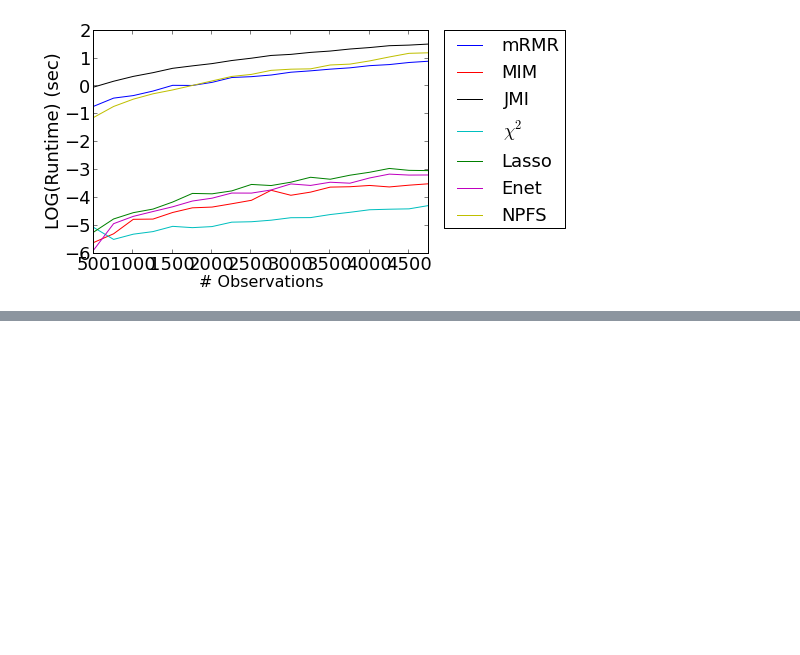
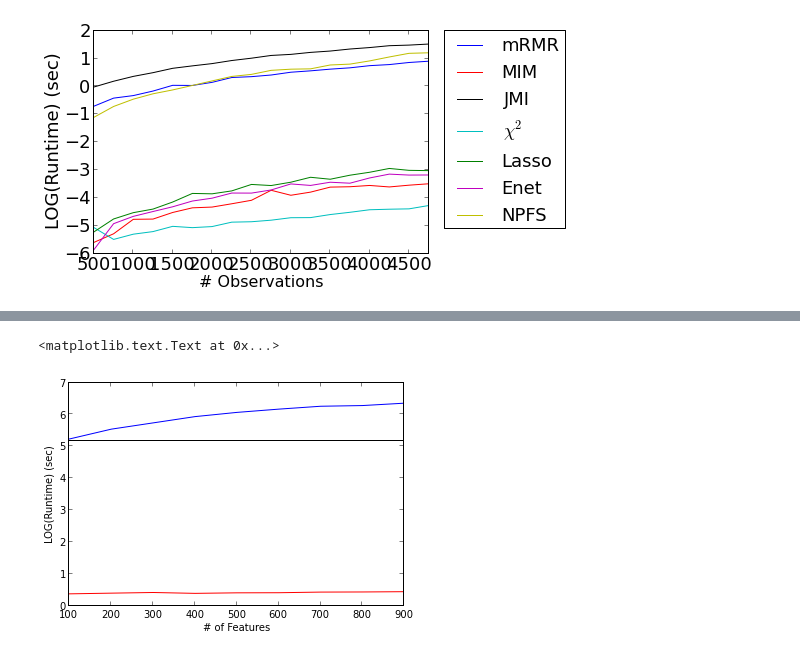
Before and after one commit to gditzler/fs-times, a Jupyter notebook: FS-Times.ipynb, the cells around one changed output, grey strips where cells are left out. Saved outputs shown, nothing was run; the diff lists cells and outputs as text; code cells hidden in the pictures; blank space fills up the shorter version.

```diff
--- a/FS-Times.ipynb
+++ b/FS-Times.ipynb
@@ -118,0 +178,18 @@ plt.xlim((n_begin, n_end-steps))
+# %%
+X = np.array(range(100,1000,100))
+mim_times = np.array([float(x) for x in open("time-results/all-mim.txt","U").read()[:-1].split("\n")])
+jmi_times = np.array([float(x) for x in open("time-results/all-jmi.txt","U").read()[:-1].split("\n")])
+qiime_times = np.ones(X.shape)*np.array([float(x) for x in open("time-results/qiime.txt","U").read()[:-1].split("\n")])[0]
+
+#plt.plot(X, jmi_times, label="JMI", c="b")
+#plt.plot(X, mim_times, label="MIM", c="r")
+#plt.plot(X, qiime_times, label="RF-QIIME", c="k")
+plt.plot(X, np.log(jmi_times), label="JMI", c="b")
+plt.plot(X, np.log(mim_times), label="MIM", c="r")
+plt.plot(X, np.log(qiime_times), label="RF-QIIME", c="k")
+plt.xlabel('# of Features')
+plt.ylabel('LOG(Runtime) (sec)')
+# NOTE THAT QIIME IS JUST PLOTTED AS A FUNCTION OF FEATURES FOR DEMO PURPOSES
+# %% [output]
+<matplotlib.text.Text at 0x...>
+[figure, added]
```
Also changed, not shown: parts of 11 cells of this notebook, 3 other files.
